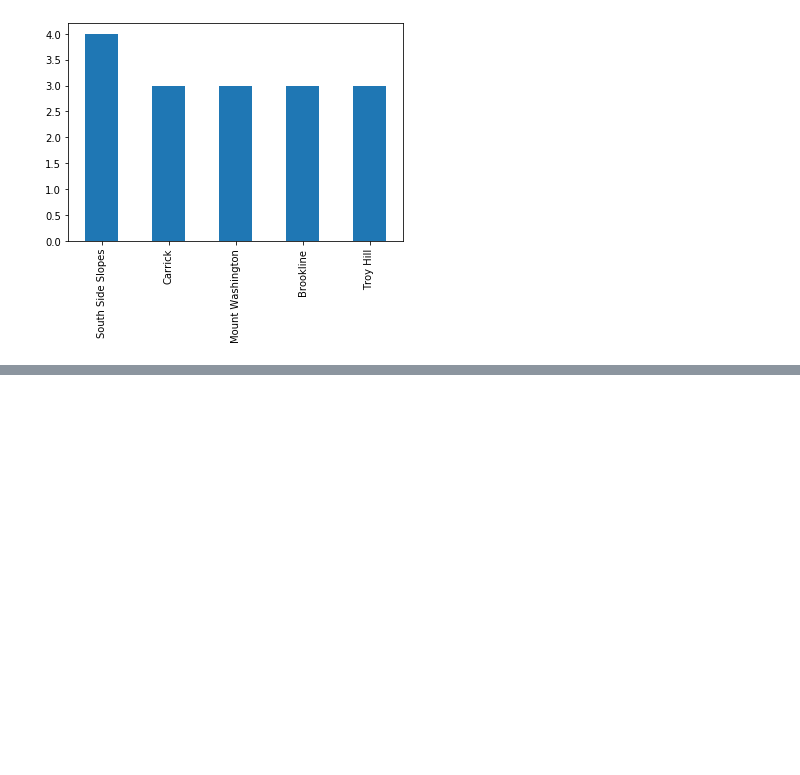
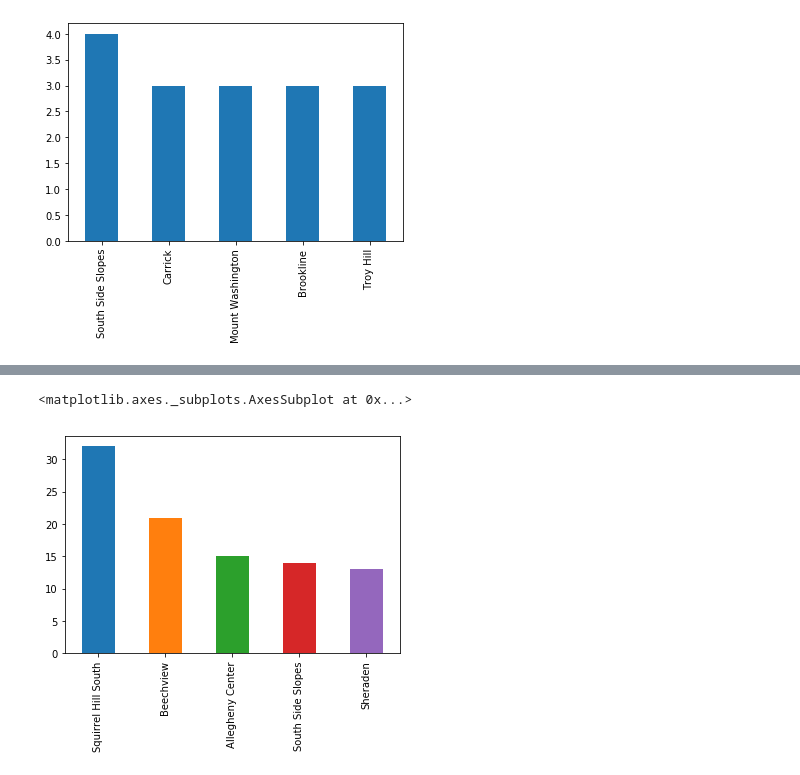
Before and after one commit to scs128/cmpinf-final-project, a Jupyter notebook: final-project.ipynb, the cells around one changed output, grey strips where cells are left out. Cells and saved outputs as stored; diff of their text form; code cells hidden in the pictures; blank space fills up the shorter version.

```diff
--- a/final-project.ipynb
+++ b/final-project.ipynb
@@ -199,0 +284,3 @@ fields_with_lights["neighborhood"].value_counts().head().plot(kind="bar")
+# %%
+playground_equipment = pd.read_csv("https://data.wprdc.org/datastore/dump/e39ef76e-0a11-47c8-a86f-a37f55db7a2b")
+playground_equipment.head()
@@ -199,0 +341,5 @@ fields_with_lights["neighborhood"].value_counts().head().plot(kind="bar")
+# %%
+playground_equipment["neighborhood"].value_counts().head().plot(kind="bar")
+# %% [output]
+<matplotlib.axes._subplots.AxesSubplot at 0x...>
+[figure, added]
```
Also changed, not shown: parts of 26 cells of this notebook.
